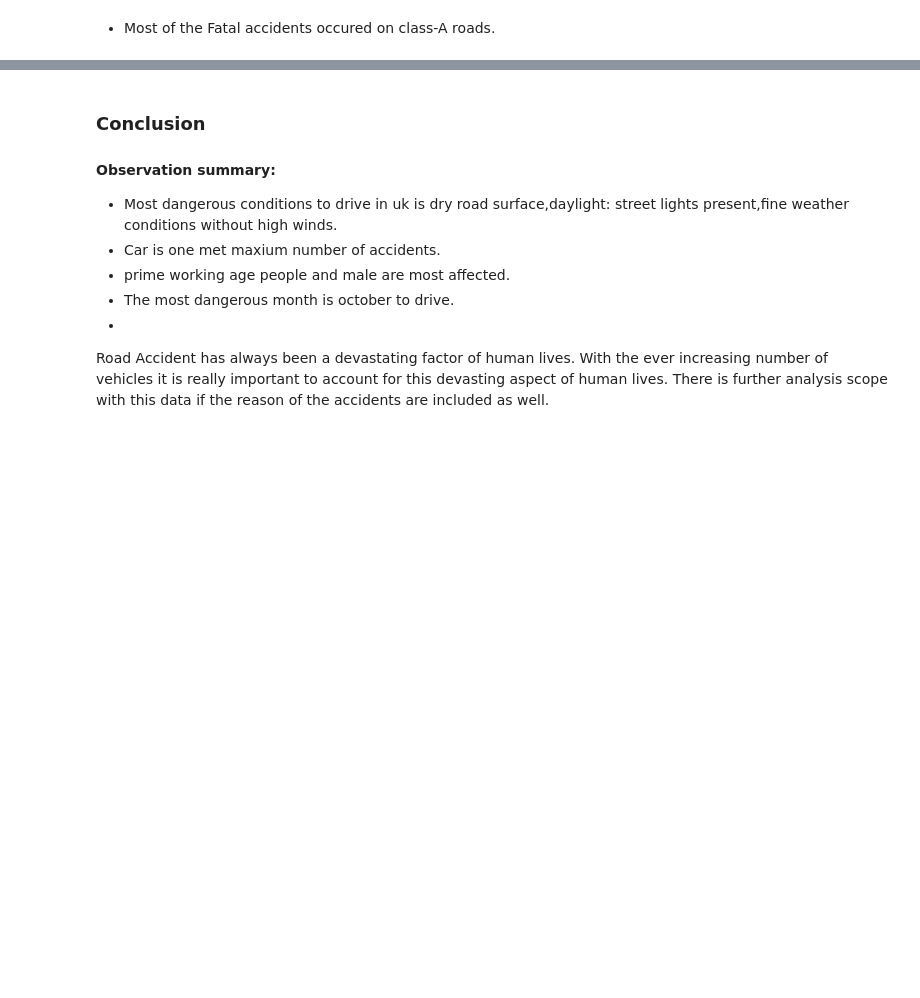
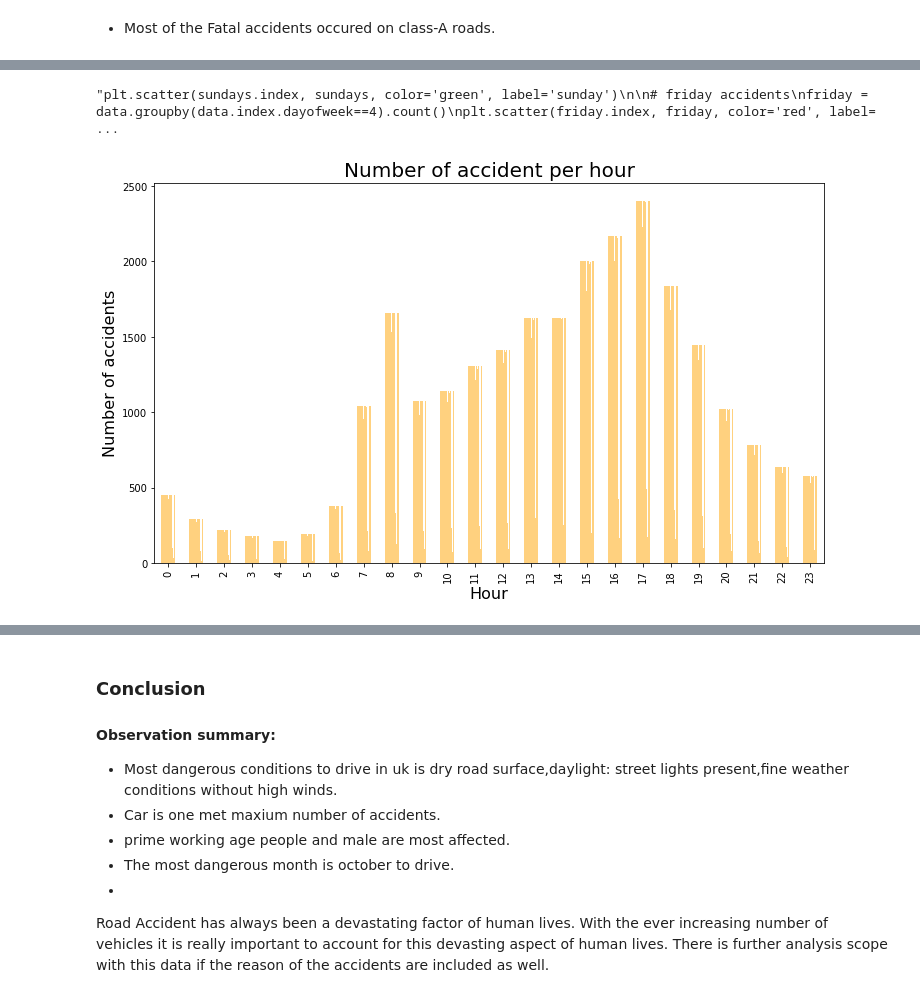
Before and after one commit to Sulochanaakki/UK_Road_Accidents_DataAnalysis, a Jupyter notebook: Road_Accident_UK_data_cleaning&analysis (1) (1).ipynb, the cells around one changed output, grey strips where cells are left out. Saved outputs shown, nothing was run; the diff lists cells and outputs as text; code cells hidden in the pictures; blank space fills up the shorter version.

```diff
--- a/Road_Accident_UK_data_cleaning&analysis (1) (1).ipynb
+++ b/Road_Accident_UK_data_cleaning&analysis (1) (1).ipynb
@@ -1340,0 +1401,34 @@ df_cas_cls_road_type.style.background_gradient(cmap='Blues')
+# %%
+accidents = data.groupby(data.index).count()
+
+#accidents.plot(figsize=(13,8), color='blue')
+
+# sunday accidents
+sundays = data.groupby(data.index.dayofweek).count()
+sundays
+'''plt.scatter(sundays.index, sundays, color='green', label='sunday')
+
+# friday accidents
+friday = data.groupby(data.index.dayofweek==4).count()
+plt.scatter(friday.index, friday, color='red', label='friday')
+
+# Title, x label and y label
+plt.title('Accidents by week of day', fontsize=20)
+plt.xlabel('Date',fontsize=16)
+plt.ylabel('Number of accidents per day',fontsize=20);
+plt.legend()'''
+# %% [output]
+"plt.scatter(sundays.index, sundays, color='green', label='sunday')\n\n# friday accidents\nfriday = data.groupby(data.index.dayofweek==4).count()\nplt.scatter(friday.index, friday, color='red', label= ...
+# %%
+# Number of accident per hour
+accidents_hour = data.groupby(data.index.hour).count()
+
+# plot accidents per hour
+accidents_hour.plot(kind='bar',figsize=(12,7), color='orange', legend =False,alpha=0.5)
+
+# title and x,y labels
+plt.title('Number of accident per hour', fontsize=20)
+plt.xlabel('Hour',fontsize=16)
+plt.ylabel('Number of accidents',fontsize=16);
+# %% [output]
+[figure, added]
```
Also changed, not shown: parts of 22 cells of this notebook, 1 other file.
